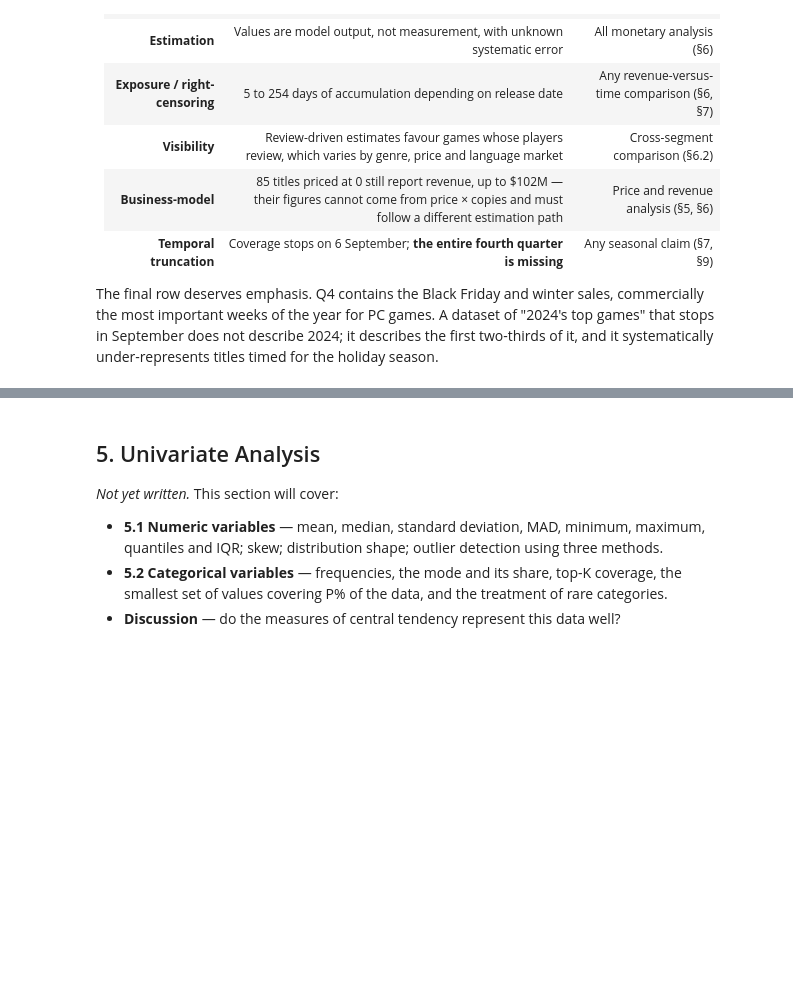
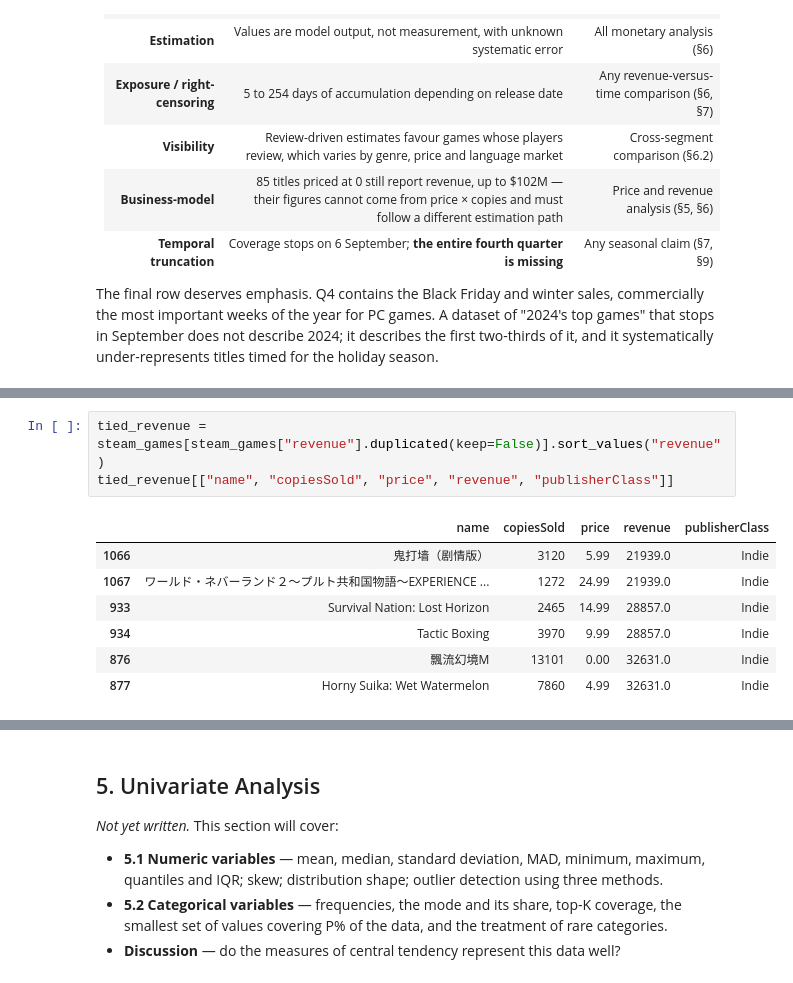
Before and after one commit to shonmazon/Data_Science, a Jupyter notebook: assignment1-eda/notebooks/steam_2024_eda.ipynb, the cells around one changed output, grey strips where cells are left out. Drawn from its saved outputs; the diff is of its cells as text; blank space fills up the shorter version.

```diff
--- a/assignment1-eda/notebooks/steam_2024_eda.ipynb
+++ b/assignment1-eda/notebooks/steam_2024_eda.ipynb
@@ -519,0 +612,11 @@ for the holiday season.
+# %%
+tied_revenue = steam_games[steam_games["revenue"].duplicated(keep=False)].sort_values("revenue")
+tied_revenue[["name", "copiesSold", "price", "revenue", "publisherClass"]]
+# %% [output]
+|  | name | copiesSold | price | revenue | publisherClass |
+| 1066 | 鬼打墙（剧情版） | 3120 | 5.99 | 21939.0 | Indie |
+| 1067 | ワールド・ネバーランド２～プルト共和国物語～EXPERIENCE ... | 1272 | 24.99 | 21939.0 | Indie |
+| 933 | Survival Nation: Lost Horizon | 2465 | 14.99 | 28857.0 | Indie |
+| 934 | Tactic Boxing | 3970 | 9.99 | 28857.0 | Indie |
+| 876 | 飄流幻境M | 13101 | 0.00 | 32631.0 | Indie |
+| 877 | Horny Suika: Wet Watermelon | 7860 | 4.99 | 32631.0 | Indie |
```
Also changed, not shown: parts of 19 cells of this notebook, 1 other file.
